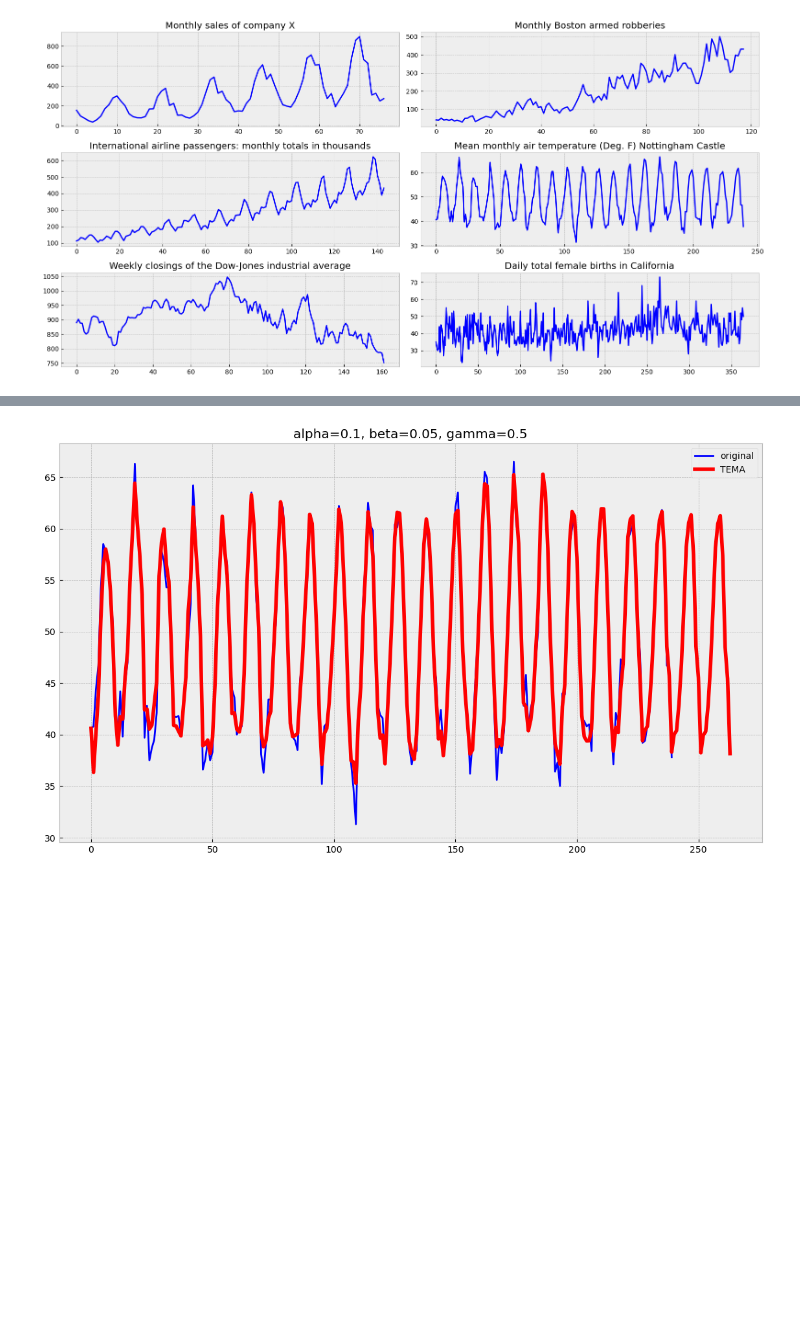
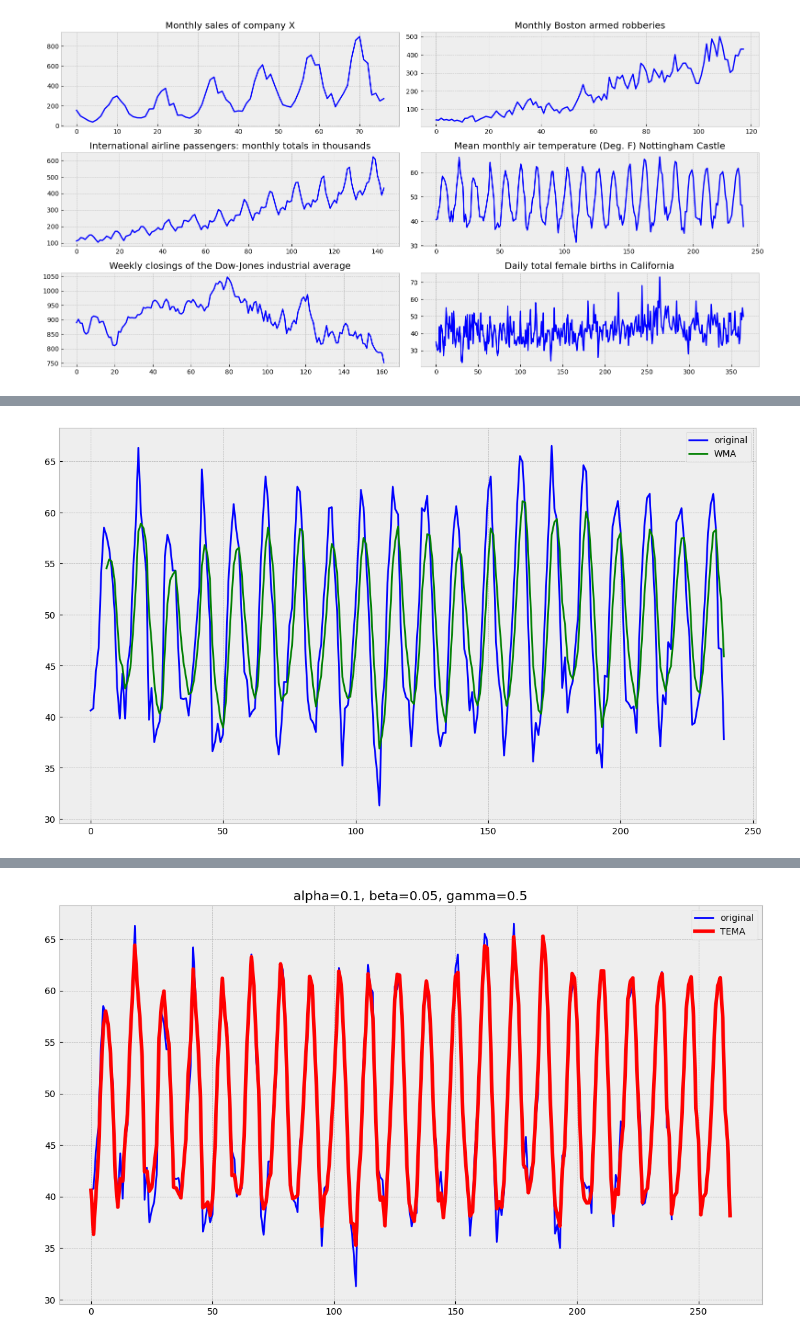
Before and after one commit to Borevi4/Borevi4, a Jupyter notebook: Практика_HW_2.ipynb, the cells around one changed output, grey strips where cells are left out. Drawn from its saved outputs; the diff is of its cells as text; code cells hidden in the pictures; blank space fills up the shorter version.

```diff
--- a/Практика_HW_2.ipynb
+++ b/Практика_HW_2.ipynb
@@ -71,0 +129,17 @@ with plt.style.context('bmh'):
+# %%
+def weighted_moving_average(series, n, weights):
+    if not isinstance(weights, np.ndarray):
+        weights = np.array(weights)
+    if not isinstance(series, pd.Series):
+        series = pd.Series(series)
+    wma = series.rolling(n).apply(lambda s: (s * weights).sum() / weights.sum(), raw=True)
+    return wma
+# %%
+wma = weighted_moving_average(mean_monthly_temp["Deg"], 7, [1,1,2,3,5,8,13])
+with plt.style.context('bmh'):
+    plt.figure(figsize=(14, 8))
+    plt.plot(mean_monthly_temp["Deg"], color='blue',label='original')
+    plt.plot(wma, color='green', linewidth='2', label='WMA')
+    plt.legend()
+# %% [output]
+[figure, added]
```
Also changed, not shown: parts of 29 cells of this notebook.
